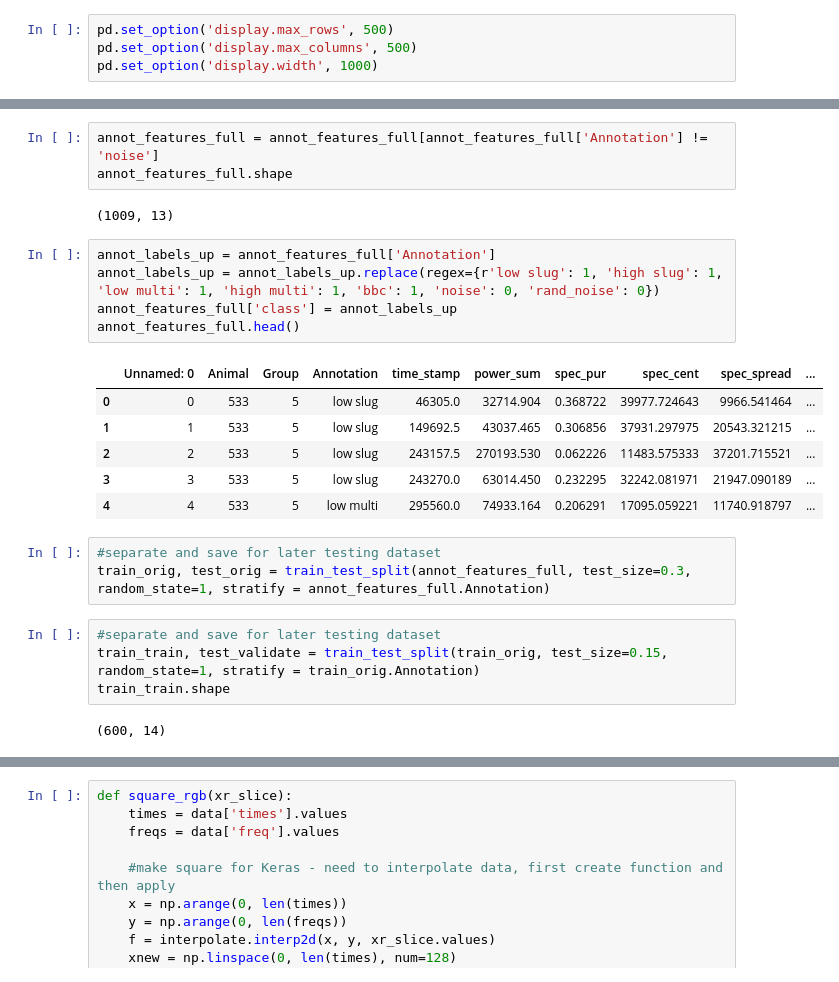
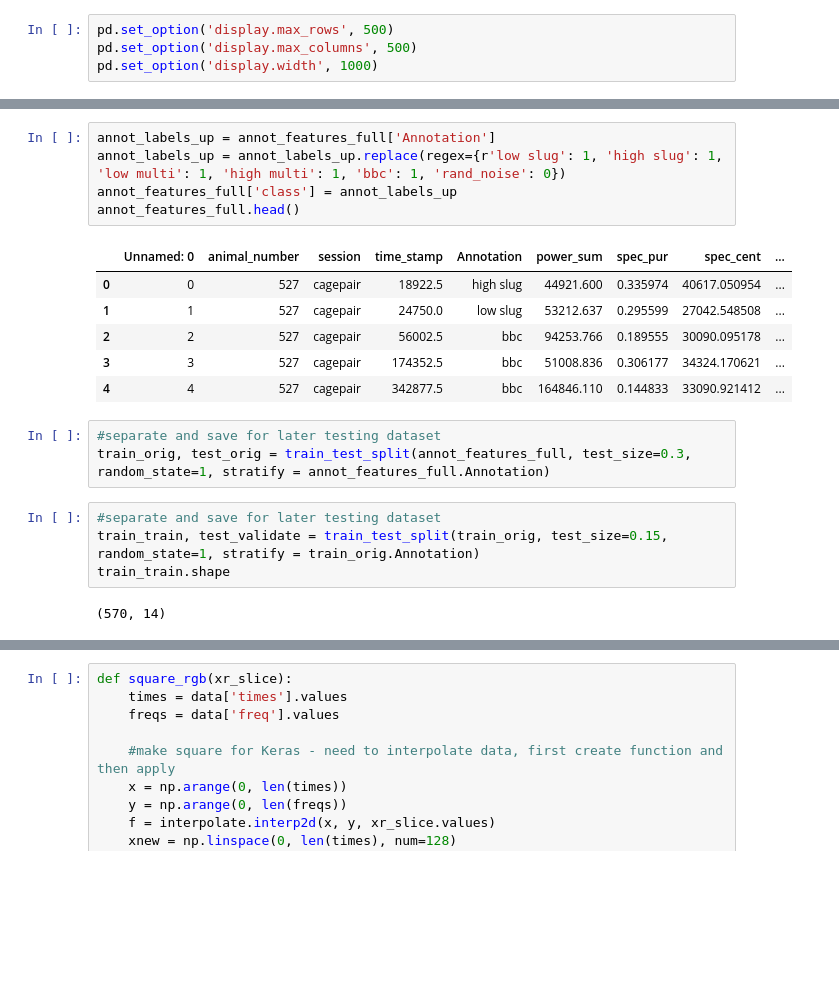
Before and after one commit to grace3999/USV_Python, a Jupyter notebook: Notebooks/6_xr_Annotations_deeplearning.ipynb, the cells around one changed output, grey strips where cells are left out. Cells and saved outputs as stored; diff of their text form; blank space fills up the shorter version.

```diff
--- a/Notebooks/6_xr_Annotations_deeplearning.ipynb
+++ b/Notebooks/6_xr_Annotations_deeplearning.ipynb
@@ -40,20 +45,15 @@ Int64Index([], dtype='int64')
-# %%
-annot_features_full = annot_features_full[annot_features_full['Annotation'] != 'noise']
-annot_features_full.shape
-# %% [output]
-(1009, 13)
 # %%
 annot_labels_up = annot_features_full['Annotation']
-annot_labels_up = annot_labels_up.replace(regex={r'low slug': 1, 'high slug': 1, 'low multi': 1, 'high multi': 1, 'bbc': 1, 'noise': 0, 'rand_noise': 0})
+annot_labels_up = annot_labels_up.replace(regex={r'low slug': 1, 'high slug': 1, 'low multi': 1, 'high multi': 1, 'bbc': 1, 'rand_noise': 0})
 annot_features_full['class'] = annot_labels_up
 annot_features_full.head()
 # %% [output]
-|  | Unnamed: 0 | Animal | Group | Annotation | time_stamp | power_sum | spec_pur | spec_cent | spec_spread | ... |
-| 0 | 0 | 533 | 5 | low slug | 46305.0 | 32714.904 | 0.368722 | 39977.724643 | 9966.541464 | ... |
-| 1 | 1 | 533 | 5 | low slug | 149692.5 | 43037.465 | 0.306856 | 37931.297975 | 20543.321215 | ... |
-| 2 | 2 | 533 | 5 | low slug | 243157.5 | 270193.530 | 0.062226 | 11483.575333 | 37201.715521 | ... |
-| 3 | 3 | 533 | 5 | low slug | 243270.0 | 63014.450 | 0.232295 | 32242.081971 | 21947.090189 | ... |
-| 4 | 4 | 533 | 5 | low multi | 295560.0 | 74933.164 | 0.206291 | 17095.059221 | 11740.918797 | ... |
+|  | Unnamed: 0 | animal_number | session | time_stamp | Annotation | power_sum | spec_pur | spec_cent | ... |
+| 0 | 0 | 527 | cagepair | 18922.5 | high slug | 44921.600 | 0.335974 | 40617.050954 | ... |
+| 1 | 1 | 527 | cagepair | 24750.0 | low slug | 53212.637 | 0.295599 | 27042.548508 | ... |
+| 2 | 2 | 527 | cagepair | 56002.5 | bbc | 94253.766 | 0.189555 | 30090.095178 | ... |
+| 3 | 3 | 527 | cagepair | 174352.5 | bbc | 51008.836 | 0.306177 | 34324.170621 | ... |
+| 4 | 4 | 527 | cagepair | 342877.5 | bbc | 164846.110 | 0.144833 | 33090.921412 | ... |
 # %%
 #separate and save for later testing dataset
 train_orig, test_orig = train_test_split(annot_features_full, test_size=0.3, random_state=1, stratify = annot_features_full.Annotation)
@@ -62,7 +62,7 @@ train_orig, test_orig = train_test_split(annot_features_full, test_size=0.3, ran
 train_train, test_validate = train_test_split(train_orig, test_size=0.15, random_state=1, stratify = train_orig.Annotation)
 train_train.shape
 # %% [output]
-(600, 14)
+(570, 14)
 # %%
 train_orig_maj = train_train[train_train['Annotation'] == 'rand_noise']
 train_orig_min = train_train[train_train['Annotation'] != 'rand_noise']
```
Also changed, not shown: parts of 16 cells of this notebook.
